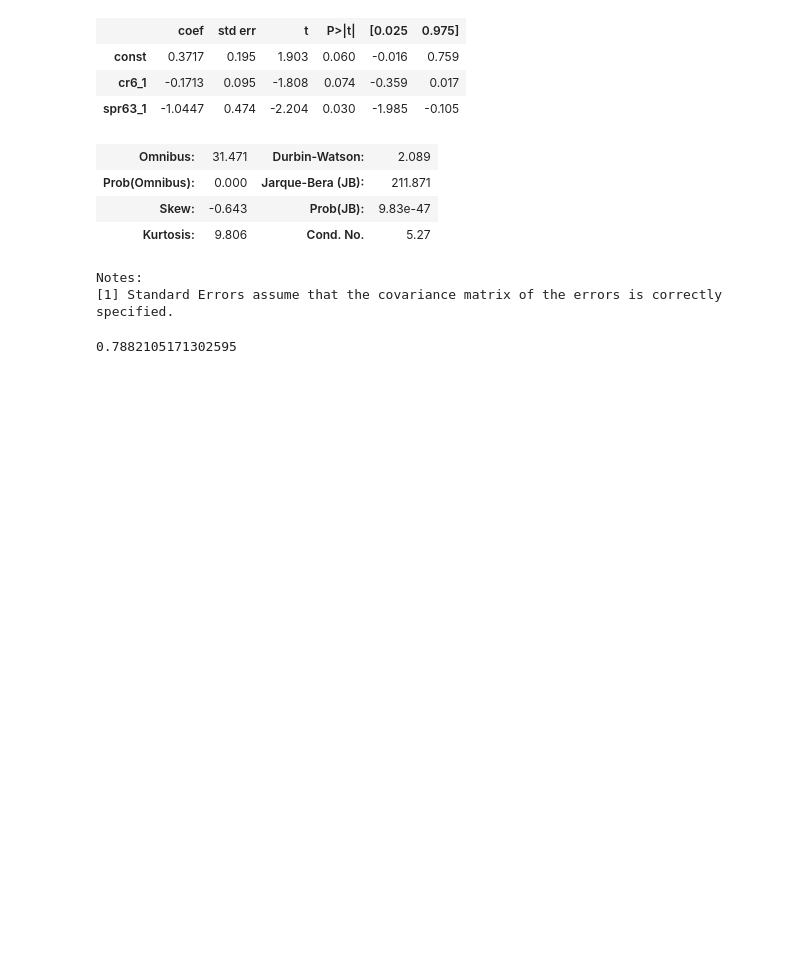
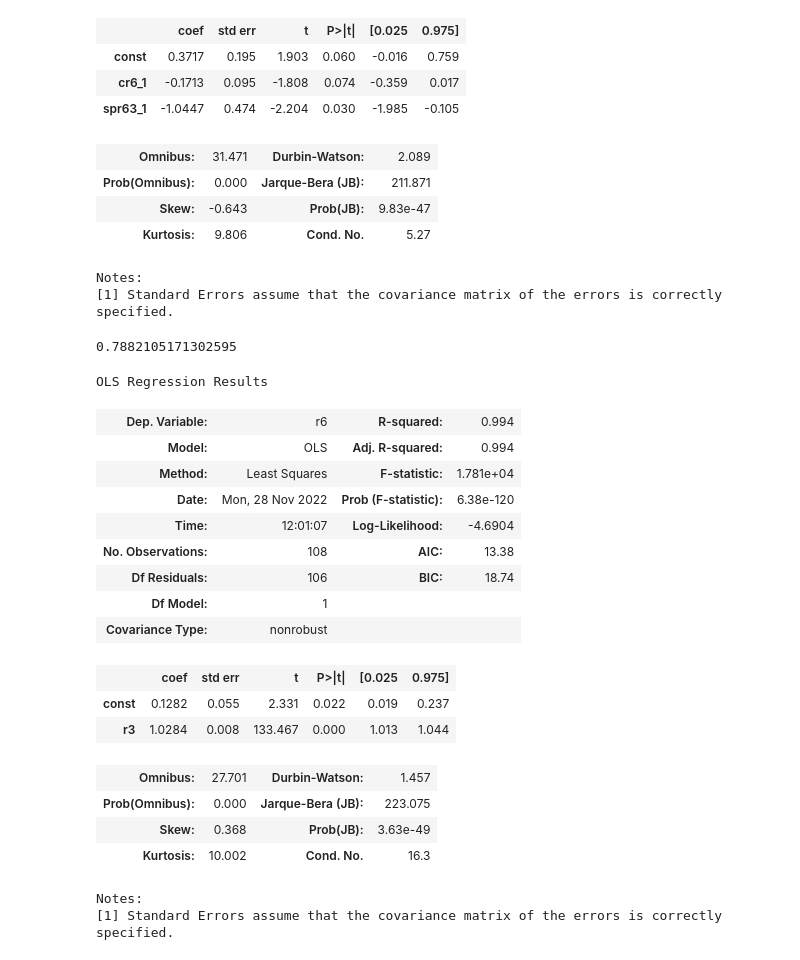
Before and after one commit to systemchalk/wooldridge_workbook, a Jupyter notebook: ch18.ipynb, the cells around one changed output. Cells and saved outputs as stored; diff of their text form; code cells hidden in the pictures; blank space fills up the shorter version.

```diff
--- a/ch18.ipynb
+++ b/ch18.ipynb
@@ -815,3 +816,28 @@ X = sm.add_constant(intqrt_16[["cr6_1", "spr63_1"]])
 np.sqrt(((intqrt_16.cr6 - model.predict(X))**2).sum() / len(intqrt_16.cr6))
 # %% [output]
 0.7882105171302595
+# %%
+X = sm.add_constant(intqrt_pre16[["r3"]])
+model = sm.OLS(intqrt_pre16.r6, X, missing="drop").fit()
+ci = model.params[-1]
+model.summary()
+# %% [output]
+OLS Regression Results
+| Dep. Variable: | r6 | R-squared: | 0.994 |
+| Model: | OLS | Adj. R-squared: | 0.994 |
+| Method: | Least Squares | F-statistic: | 1.781e+04 |
+| Date: | Mon, 28 Nov 2022 | Prob (F-statistic): | 6.38e-120 |
+| Time: | 12:01:07 | Log-Likelihood: | -4.6904 |
+| No. Observations: | 108 | AIC: | 13.38 |
+| Df Residuals: | 106 | BIC: | 18.74 |
+| Df Model: | 1 |  |  |
+| Covariance Type: | nonrobust |  |  |
+|  | coef | std err | t | P>|t| | [0.025 | 0.975] |
+| const | 0.1282 | 0.055 | 2.331 | 0.022 | 0.019 | 0.237 |
+| r3 | 1.0284 | 0.008 | 133.467 | 0.000 | 1.013 | 1.044 |
+| Omnibus: | 27.701 | Durbin-Watson: | 1.457 |
+| Prob(Omnibus): | 0.000 | Jarque-Bera (JB): | 223.075 |
+| Skew: | 0.368 | Prob(JB): | 3.63e-49 |
+| Kurtosis: | 10.002 | Cond. No. | 16.3 |
+Notes:
+[1] Standard Errors assume that the covariance matrix of the errors is correctly specified.
```
Also changed, not shown: parts of 34 cells of this notebook.
